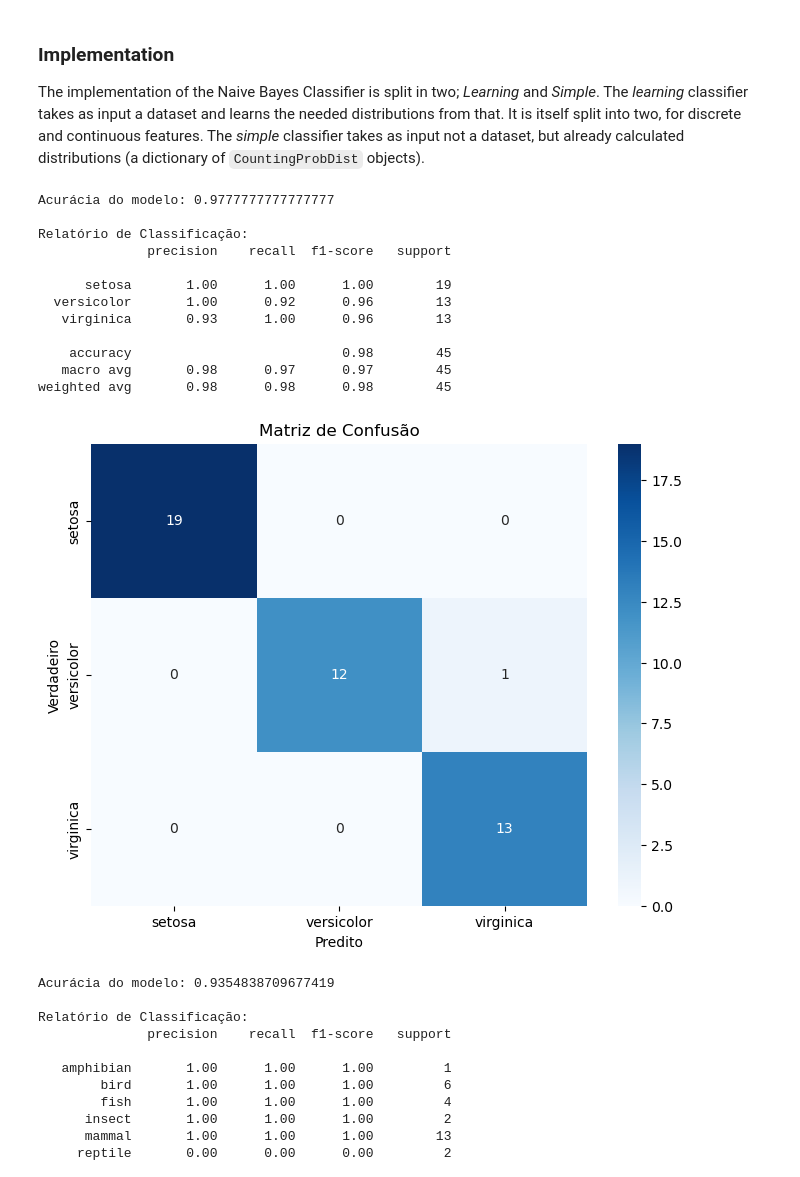
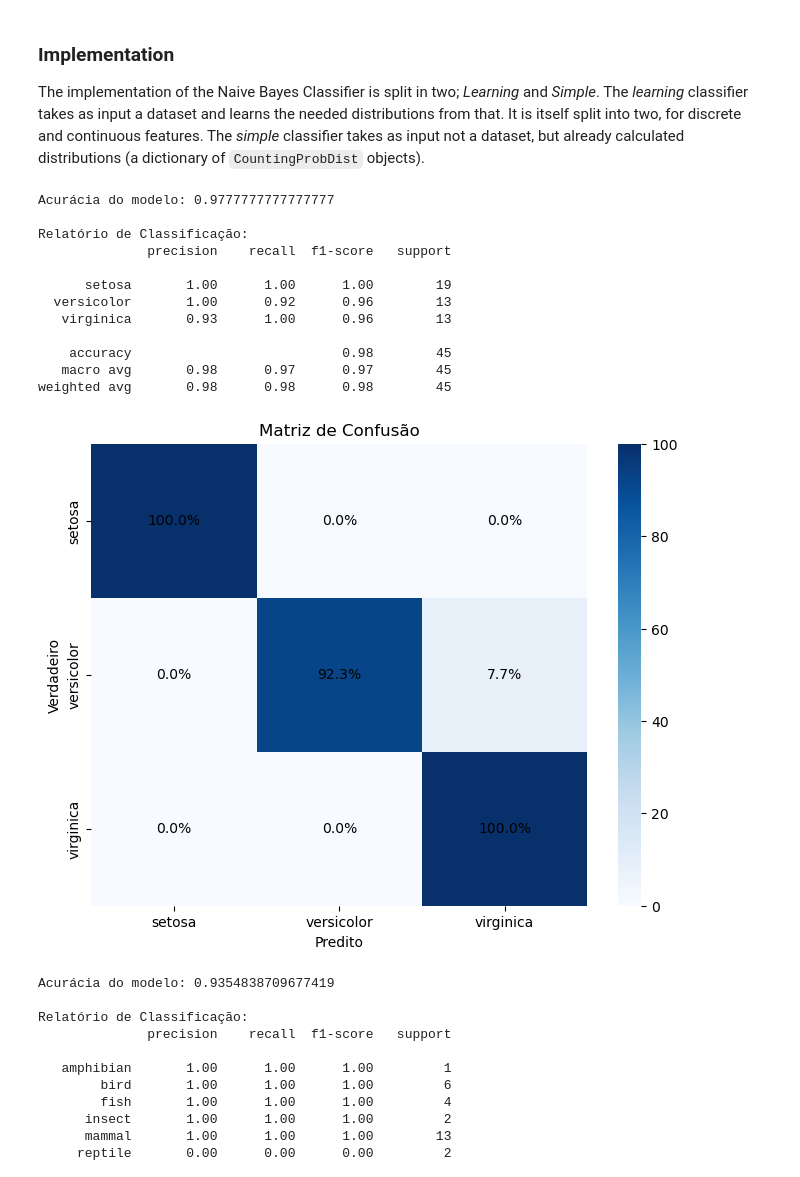
Before and after one commit to eltonsarmanho/aimacode_ptBR_python, a Jupyter notebook: learning.ipynb, the cells around one changed output. Cells and saved outputs as stored; diff of their text form; code cells hidden in the pictures.

```diff
--- a/learning.ipynb
+++ b/learning.ipynb
@@ -1445,36 +1445,43 @@ model.fit(X_train, y_train)
 
 # 4. Fazer previsões no conjunto de teste
 y_pred = model.predict(X_test)
 
 # 5. Avaliar o modelo
 print("Acurácia do modelo:", accuracy_score(y_test, y_pred))
 print("\nRelatório de Classificação:")
 print(classification_report(y_test, y_pred, target_names=target_names))
 
 # 6. Matriz de Confusão
-conf_matrix = confusion_matrix(y_test, y_pred)
+conf_matrix = confusion_matrix(y_test, y_pred,normalize='true')*100
 
 # Visualizar a matriz de confusão
 plt.figure(figsize=(8, 6))
-sns.heatmap(conf_matrix, annot=True, fmt='d', cmap='Blues', xticklabels=target_names, yticklabels=target_names)
+sns.heatmap(conf_matrix,  fmt='.1f', cmap='Blues', xticklabels=target_names, yticklabels=target_names)
+# Adicionar o símbolo de %
+for i in range(conf_matrix.shape[0]):
+    for j in range(conf_matrix.shape[1]):
+        plt.text(
+            j + 0.5, i + 0.5, f"{conf_matrix[i, j]:.1f}%",
+            ha="center", va="center", color="black"
+        )
 plt.title("Matriz de Confusão")
 plt.xlabel("Predito")
 plt.ylabel("Verdadeiro")
 plt.show()
 # %% [output]
 Acurácia do modelo: 0.9777777777777777
 
 Relatório de Classificação:
               precision    recall  f1-score   support
 
       setosa       1.00      1.00      1.00        19
   versicolor       1.00      0.92      0.96        13
    virginica       0.93      1.00      0.96        13
 
     accuracy                           0.98        45
    macro avg       0.98      0.97      0.97        45
 weighted avg       0.98      0.98      0.98        45
-[figure, old version]
+[figure, new version]
 # %%
 # Importar bibliotecas necessárias
 import pandas as pd
```
Also changed, not shown: parts of 40 cells of this notebook, 10 other files.
